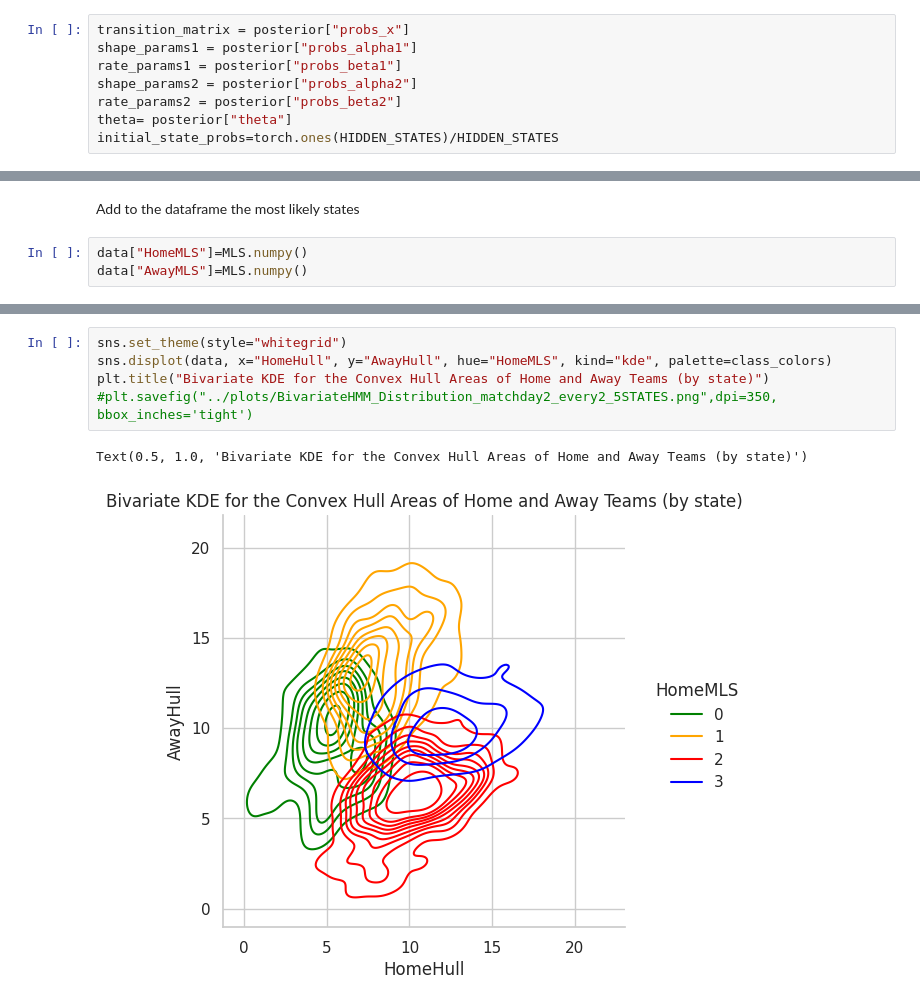
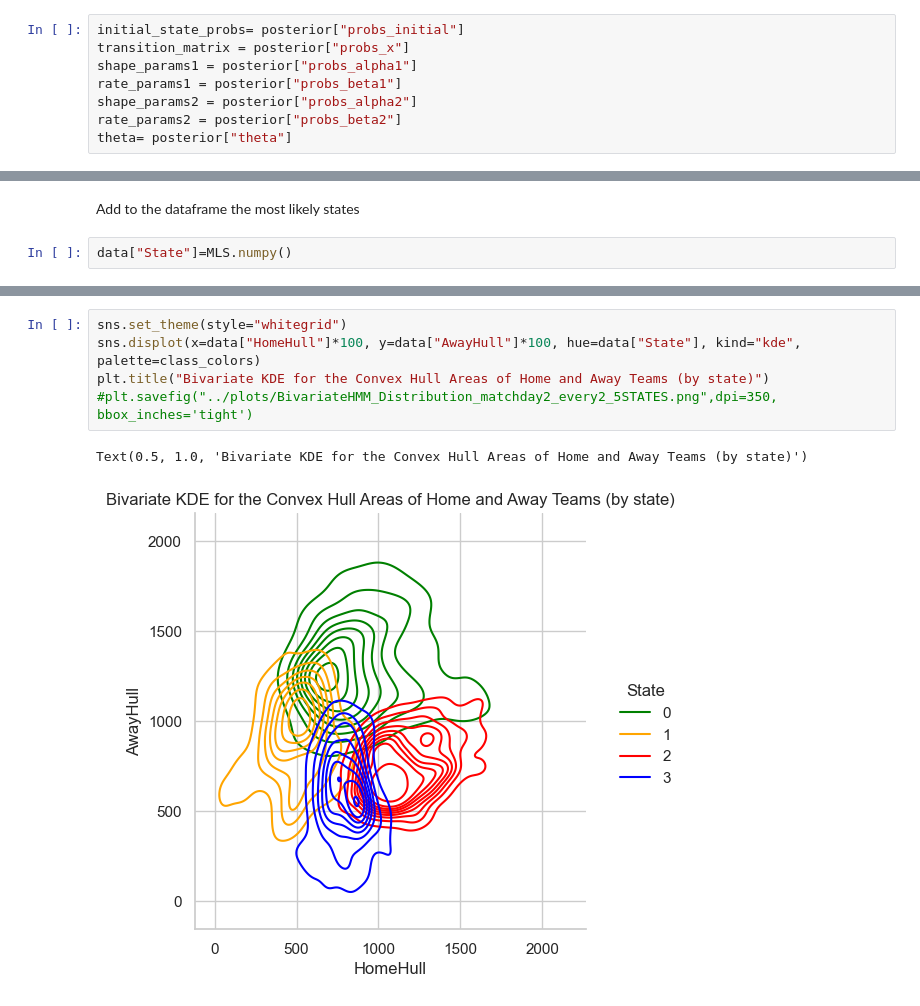
Before and after one commit to ValentinisAlessio/PML_exam, a Jupyter notebook: Viterbi.ipynb, the cells around one changed output, grey strips where cells are left out. Drawn from its saved outputs; the diff is of its cells as text.

```diff
--- a/Viterbi.ipynb
+++ b/Viterbi.ipynb
@@ -30,10 +30,10 @@ torch.Size([1970, 2])
 # %%
 posterior=torch.load(f"parameters/CopulaHMM_matchday2_{HIDDEN_STATES}states.pt")
 # %%
+initial_state_probs= posterior["probs_initial"]
 transition_matrix = posterior["probs_x"]
 shape_params1 = posterior["probs_alpha1"]
 rate_params1 = posterior["probs_beta1"]
 shape_params2 = posterior["probs_alpha2"]
 rate_params2 = posterior["probs_beta2"]
 theta= posterior["theta"]
-initial_state_probs=torch.ones(HIDDEN_STATES)/HIDDEN_STATES
@@ -60,8 +48,7 @@ Loglikelihood: -8902.3544921875
 # %% [markdown]
 Add to the dataframe the most likely states
 # %%
-data["HomeMLS"]=MLS.numpy()
-data["AwayMLS"]=MLS.numpy()
+data["State"]=MLS.numpy()
 # %%
 class_colors = {
     0: 'green',
@@ -115,11 +102,11 @@ plt.subplots_adjust(hspace=0.45)
 # %%
 sns.set_theme(style="whitegrid")
-sns.displot(data, x="HomeHull", y="AwayHull", hue="HomeMLS", kind="kde", palette=class_colors)
+sns.displot(x=data["HomeHull"]*100, y=data["AwayHull"]*100, hue=data["State"], kind="kde", palette=class_colors)
 plt.title("Bivariate KDE for the Convex Hull Areas of Home and Away Teams (by state)")
 #plt.savefig("../plots/BivariateHMM_Distribution_matchday2_every2_5STATES.png",dpi=350, bbox_inches='tight')
 # %% [output]
 Text(0.5, 1.0, 'Bivariate KDE for the Convex Hull Areas of Home and Away Teams (by state)')
-[figure, old version]
+[figure, new version]
 # %%
 fig, ax = plt.subplots(1, 2, figsize=(14, 5))  # Adjusted figsize for better visualization
 
```
Also changed, not shown: parts of 5 cells of this notebook, 13 other files.
